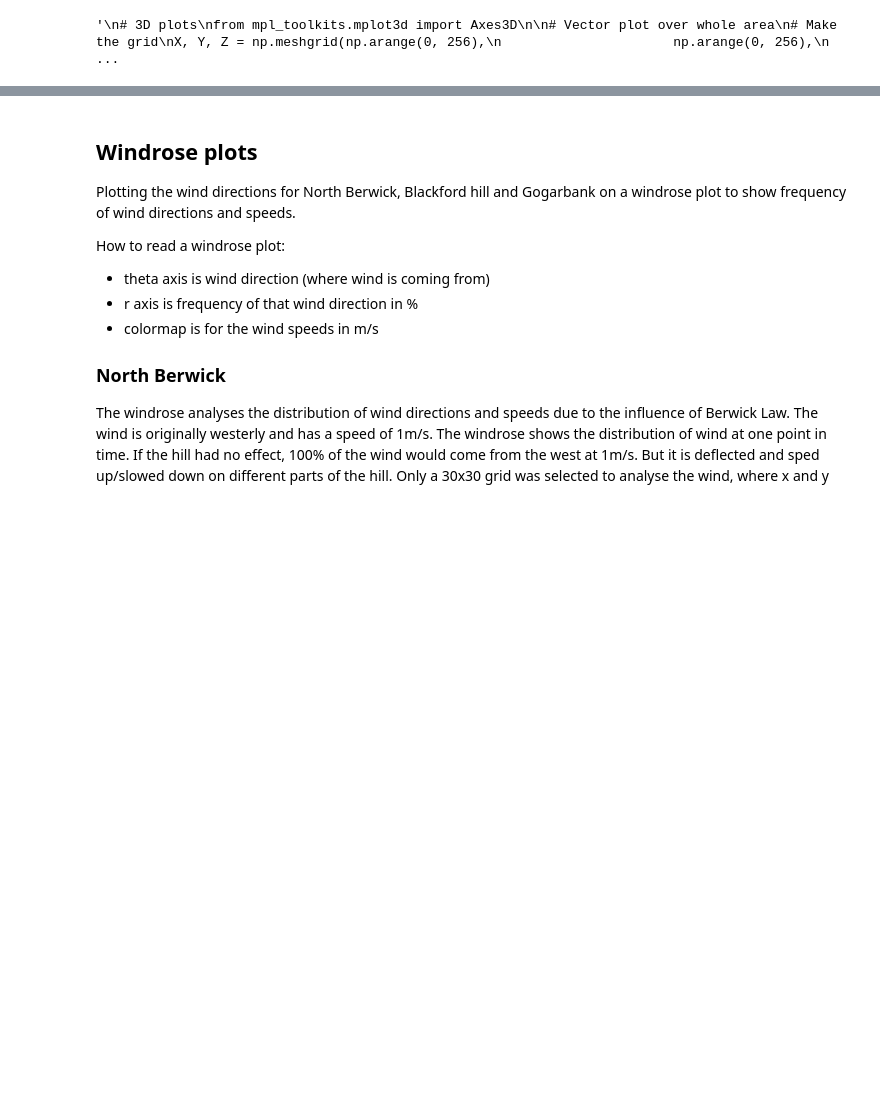
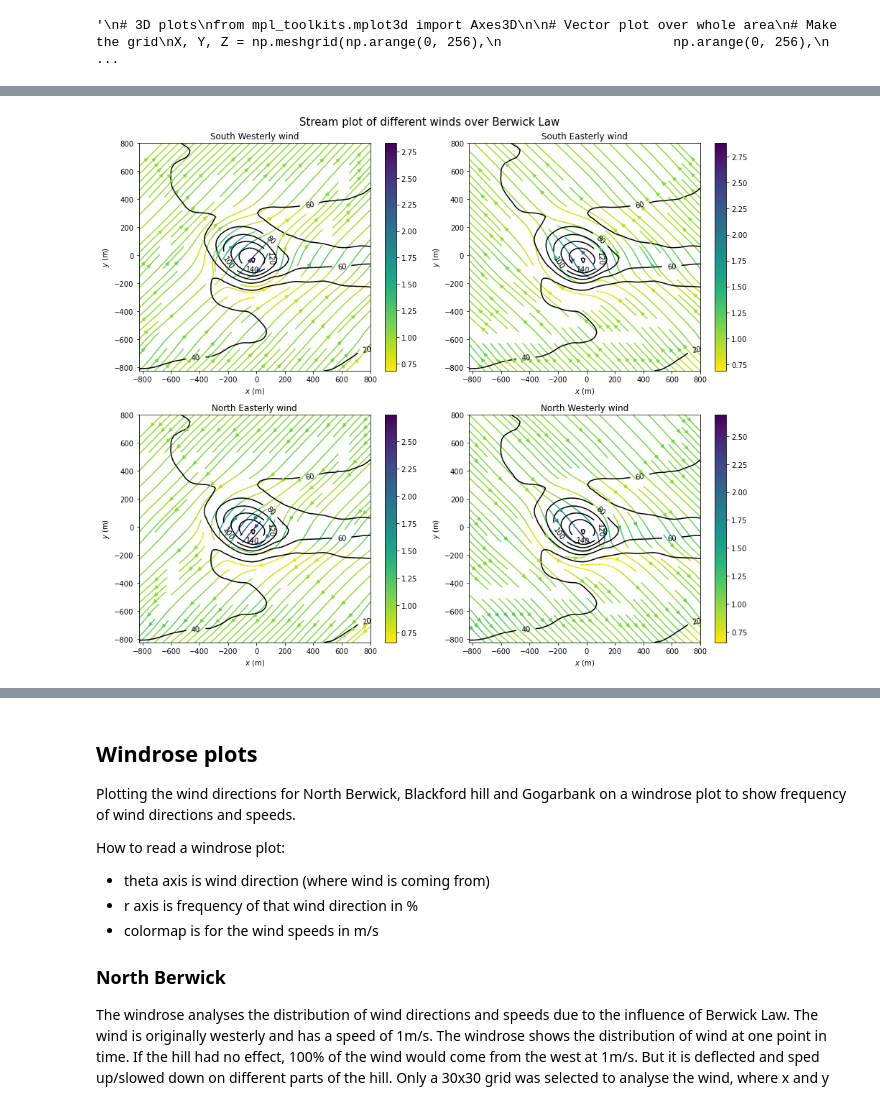
Before and after one commit to dhegedus99/MetGroupProject, a Jupyter notebook: WindNotebook.ipynb, the cells around one changed output, grey strips where cells are left out. Drawn from its saved outputs; the diff is of its cells as text; code cells hidden in the pictures; blank space fills up the shorter version.

```diff
--- a/WindNotebook.ipynb
+++ b/WindNotebook.ipynb
@@ -329,0 +432,23 @@ ax.quiver(X, Y, Z, u, v, w)
+# %%
+plt.figure(figsize=(13, 11))
+
+# South Westerly wind
+plt.subplot(221)
+plot_wind(usw, vsw, windsw, z, 'South Westerly wind')
+
+# South Easterly wind
+plt.subplot(222)
+plot_wind(use, vse, windse, z, 'South Easterly wind')
+
+# North Easterly wind
+plt.subplot(223)
+plot_wind(une, vne, windne, z, 'North Easterly wind')
+
+# North Westerly wind
+plt.subplot(224)
+plot_wind(unw, vnw, windnw, z, 'North Westerly wind')
+
+plt.suptitle("Stream plot of different winds over Berwick Law", fontsize = 15)
+plt.tight_layout()
+# %% [output]
+[figure, added]
```
Also changed, not shown: parts of 4 cells of this notebook.
